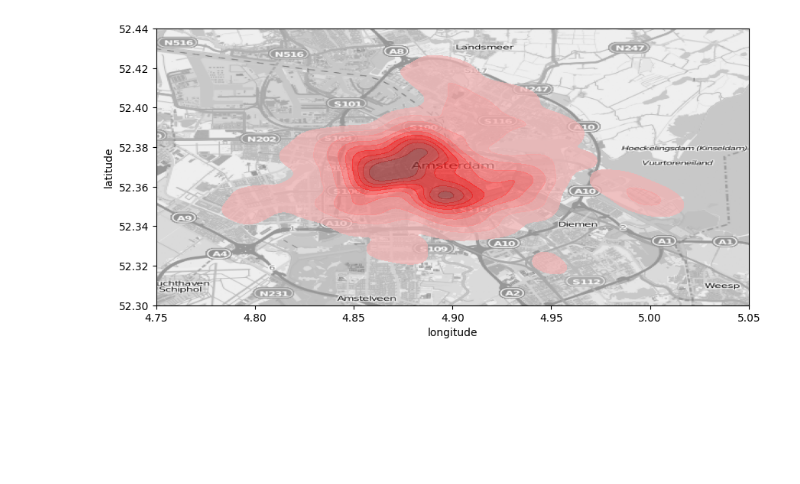
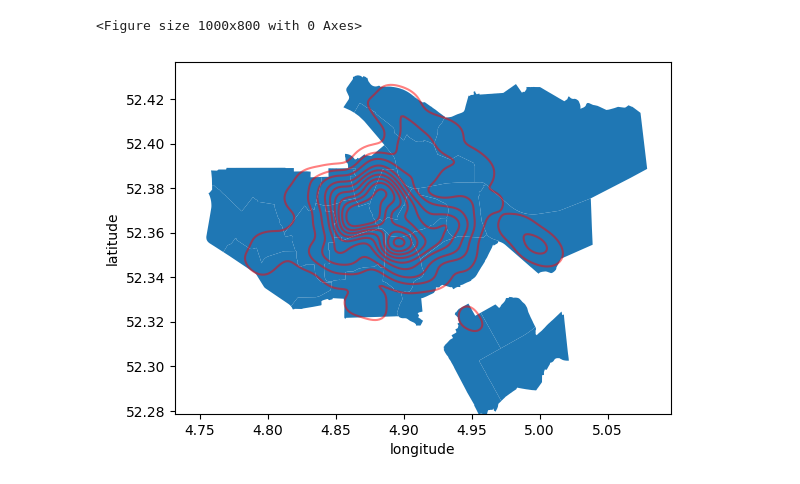
Before and after one commit to JuanesLamilla/explore_ams_airbnb, a Jupyter notebook: analysis.ipynb, the cells around one changed output. Drawn from its saved outputs; the diff is of its cells as text; code cells hidden in the pictures; blank space fills up the shorter version.

```diff
--- a/analysis.ipynb
+++ b/analysis.ipynb
@@ -17,5 +30,9 @@ from pysal.lib import weights  # Spatial weights
 # %%
 # Read in the listing data
 listings_df = pd.read_csv("data/listings.csv")
+listings_df.rename(columns={"neighbourhood": "borough"}, inplace=True) # Change "neighbourhood" to borough to better reflect data
+listings_df.drop(columns=["neighbourhood_group", "minimum_nights", "number_of_reviews",
+                 "last_review", "reviews_per_month", "calculated_host_listings_count",
+                 "availability_365", "number_of_reviews_ltm"], inplace=True) # Remove unnecessary data columns.
 listings_df.head()
 # %% [output]
@@ -63,21 +110,29 @@ scatter.plot()
 # %%
 plt.figure(figsize=(10,8))
 # i = urllib.request.urlopen('https://upload.wikimedia.org/wikipedia/commons/c/c2/Map_NL_-_Amsterdam_-.png')
 # ams_city = plt.imread('https://upload.wikimedia.org/wikipedia/commons/c/c2/Map_NL_-_Amsterdam_-.png')
 
-map_img = plt.imread("data/image.png")
+# map_img = plt.imread("data/amsterdam.png")
 
 
-plt.imshow(map_img,zorder=0,extent=[4.699, 5.125, 52.247, 52.496])
+# plt.imshow(map_img,zorder=0,extent=[4.699, 5.125, 52.247, 52.496])
 
 # sns.kdeplot(
 #     data=listings_df, x="longitude", y="latitude", fill=True, alpha=0.5, color="red"
 # )
+
+
+boroughs_gdf = gpd.read_file('data/boroughs.geojson') # WGS84 Latitude/Longitude
+boroughs_gdf.rename(columns={"neighbourhood": "borough"}, inplace=True)
+boroughs_gdf.plot()
+
+
 sns.kdeplot(
-    data=listings_df, x="longitude", y="latitude", fill=True, alpha=0.7, color="red"
+    data=listings_df, x="longitude", y="latitude", fill=False, alpha=0.5, color="red"
 )
 
-plt.axis([4.75, 5.05, 52.30, 52.44])
+# plt.axis([4.75, 5.05, 52.30, 52.44])
 plt.show()
 # %% [output]
+<Figure size 1000x800 with 0 Axes>
-[figure, old version]
+[figure, new version]
```
Also changed, not shown: parts of 26 cells of this notebook.
